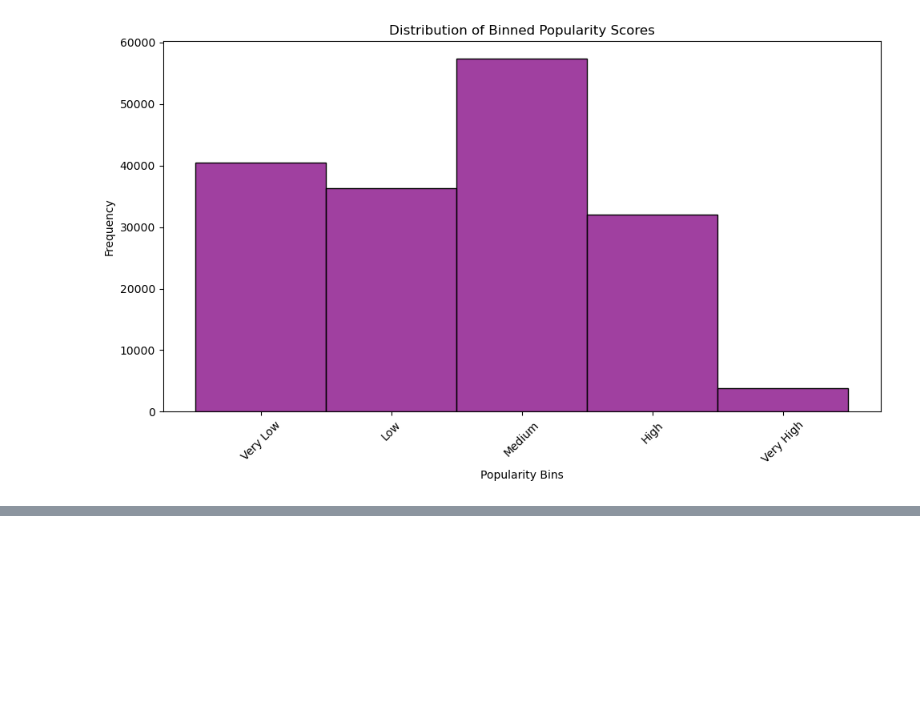
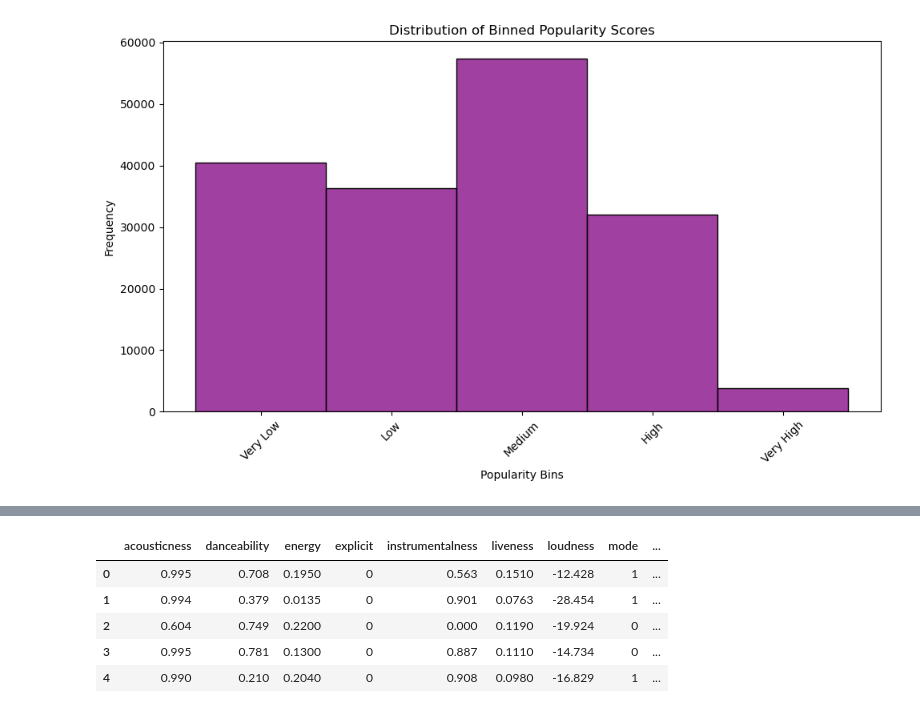
Before and after one commit to moraditya/spotify-time-series, a Jupyter notebook: data-analysis/rf-preprocessing.ipynb, the cells around one changed output, grey strips where cells are left out. Cells and saved outputs as stored; diff of their text form; code cells hidden in the pictures; blank space fills up the shorter version.

Commit message:
performed conversion of duration_ms to s, dropped unnecessary columns from final_df, and feature scaled all features minus encoded genre and popularity binned

```diff
--- a/data-analysis/rf-preprocessing.ipynb
+++ b/data-analysis/rf-preprocessing.ipynb
@@ -133,0 +143,18 @@ Number of NaN values in 'popularity_binned': 0
+# %%
+# perform additional preprocessing on a copy of the encoded_df, since one of the steps is to drop year feature
+
+final_df = encoded_df.copy()
+final_df['duration_s'] = final_df['duration_ms'] / 1000 # convert ms to s to standardize for feature discernability
+# %%
+# drop redudant duration_ms column
+final_df = final_df.drop(columns='duration_ms')
+# %%
+# verify conversion
+final_df.head()
+# %% [output]
+|  | acousticness | danceability | energy | explicit | instrumentalness | liveness | loudness | mode | ... |
+| 0 | 0.995 | 0.708 | 0.1950 | 0 | 0.563 | 0.1510 | -12.428 | 1 | ... |
+| 1 | 0.994 | 0.379 | 0.0135 | 0 | 0.901 | 0.0763 | -28.454 | 1 | ... |
+| 2 | 0.604 | 0.749 | 0.2200 | 0 | 0.000 | 0.1190 | -19.924 | 0 | ... |
+| 3 | 0.995 | 0.781 | 0.1300 | 0 | 0.887 | 0.1110 | -14.734 | 0 | ... |
+| 4 | 0.990 | 0.210 | 0.2040 | 0 | 0.908 | 0.0980 | -16.829 | 1 | ... |
```
Also changed, not shown: parts of 4 cells of this notebook.
